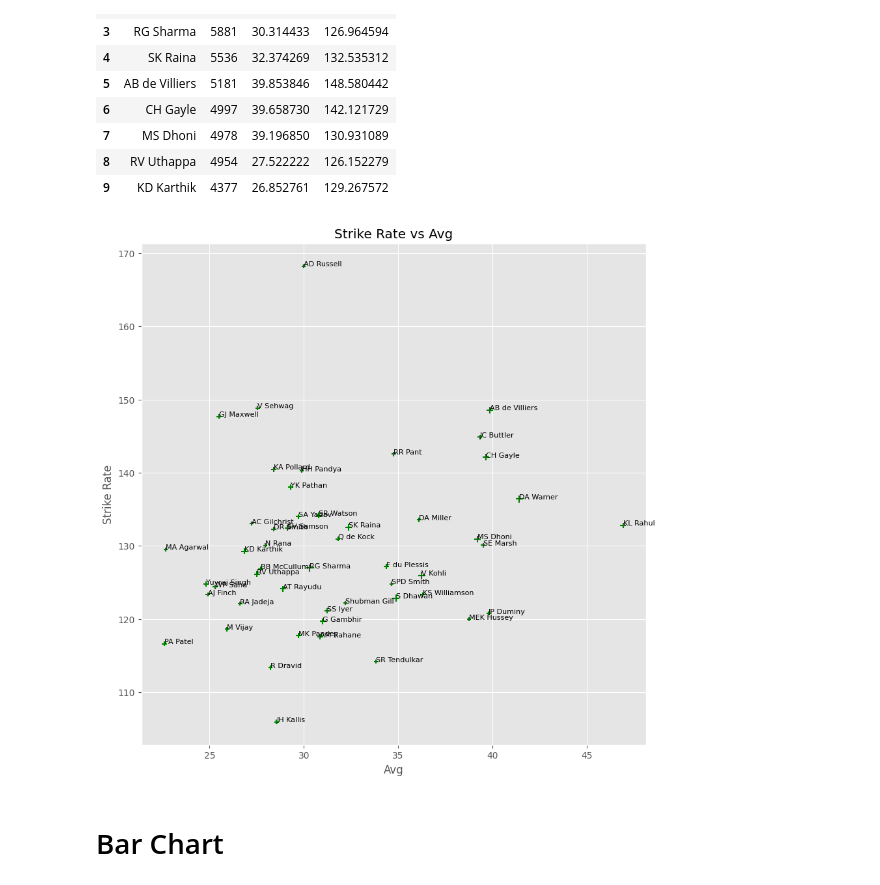
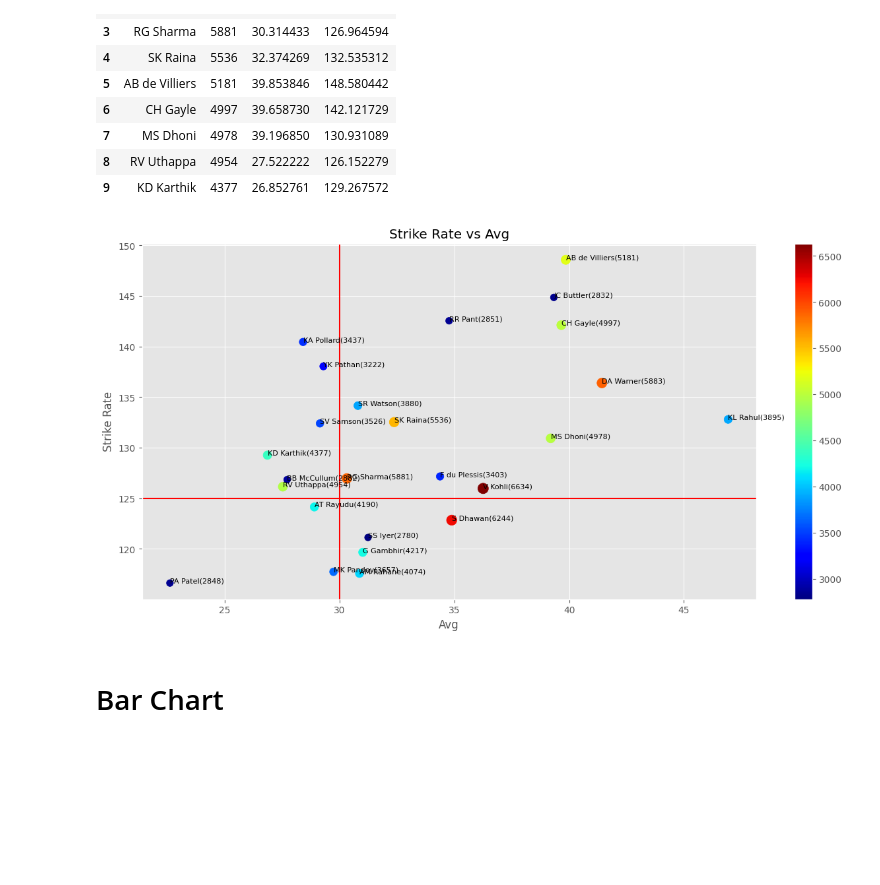
Before and after one commit to heresDataScienceProjects/DataViualizations, a Jupyter notebook: matplotlib_practice.ipynb, the cells around one changed output. Cells and saved outputs as stored; diff of their text form; code cells hidden in the pictures; blank space fills up the shorter version.

Commit message:
add: subplots, 3d plots, heatmap

```diff
--- a/matplotlib_practice.ipynb
+++ b/matplotlib_practice.ipynb
@@ -60,7 +60,7 @@ plt.xlim(2017,2019)
 # %%
 # plt.scatter on pandas data
 df = pd.read_csv('data/batter.csv')
-df = df.head(50)
+df = df.head(25)
 df.head(10)
 # %% [output]
 |  | batter | runs | avg | strike_rate |
@@ -76,16 +76,21 @@ df.head(10)
 | 9 | KD Karthik | 4377 | 26.852761 | 129.267572 |
 # %%
 
-plt.figure(figsize=(10, 10))
-plt.scatter(df['avg'], df['strike_rate'], s=df['runs']/100, marker='+', color='green')
+plt.figure(figsize=(15, 7))
+plt.scatter(df['avg'], df['strike_rate'], s=df['runs']/50, marker='o', cmap='jet', c=df['runs'])
 plt.title('Strike Rate vs Avg')
 plt.ylabel('Strike Rate')
 plt.xlabel('Avg')
 
+plt.colorbar()
+
+plt.axhline(125, color='red')
+plt.axvline(30, color='red')
+
 for _, row in df.iterrows():
-    plt.text(row['avg'], row['strike_rate'], row['batter'], fontsize=8)
+    plt.text(row['avg'], row['strike_rate'], f"{row['batter']}({row['runs']})", fontsize=8)
 # %% [output]
-[figure, old version]
+[figure, new version]
 # %% [markdown]
 # Bar Chart
 # %%
```
Also changed, not shown: parts of 25 cells of this notebook, 1 other file.
